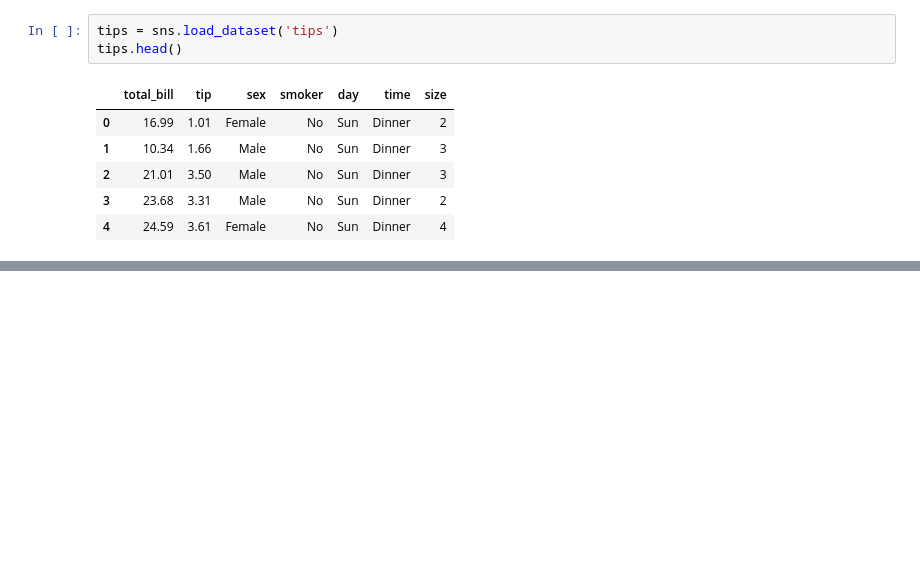
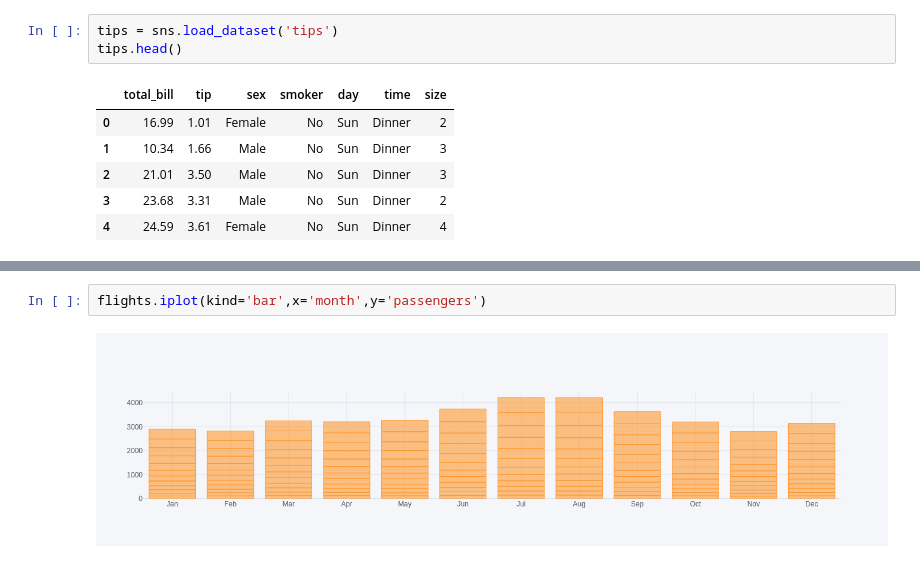
Before and after one commit to matheustecchio/learn-git, a Jupyter notebook: 06-Data-Visualization-with-Seaborn/Untitled2.ipynb, the cells around one changed output, grey strips where cells are left out. Cells and saved outputs as stored; diff of their text form; blank space fills up the shorter version.

```diff
--- a/06-Data-Visualization-with-Seaborn/Untitled2.ipynb
+++ b/06-Data-Visualization-with-Seaborn/Untitled2.ipynb
@@ -114,0 +156,4 @@ sns.lmplot(x='total_bill',y='tip',data=tips,col='day',hue='sex',aspect=0.6)
+# %%
+flights.iplot(kind='bar',x='month',y='passengers')
+# %% [output]
+[figure, added]
```
Also changed, not shown: parts of 8 cells of this notebook.
